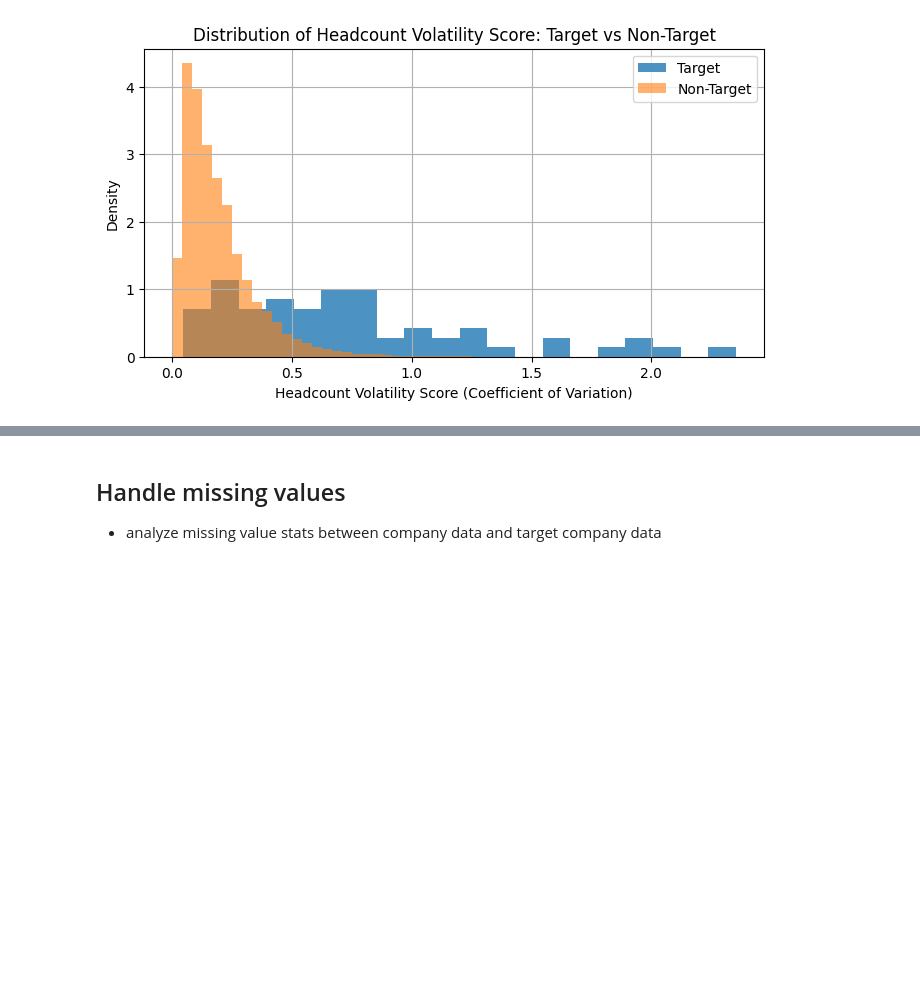
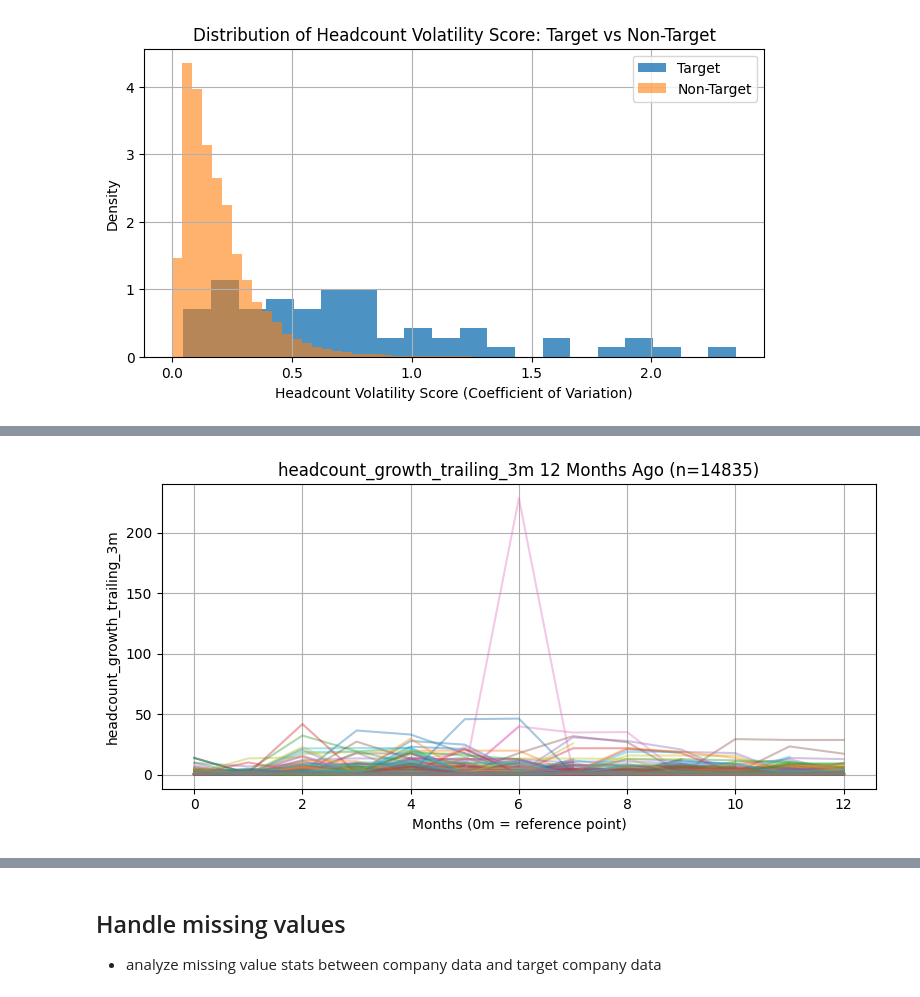
Before and after one commit to lint12/ansa-case-study, a Jupyter notebook: eda.ipynb, the cells around one changed output, grey strips where cells are left out. Cells and saved outputs as stored; diff of their text form; code cells hidden in the pictures; blank space fills up the shorter version.

```diff
--- a/eda.ipynb
+++ b/eda.ipynb
@@ -205,0 +215,4 @@ plot_growth('', 'headcount_growth', target_company_data, num_months=12, growth=T
+# %%
+plot_growth('headcount_growth_trailing_3m', headcount_features, num_months=12, time_direction='backward')
+# %% [output]
+[figure, added]
```
Also changed, not shown: parts of 31 cells of this notebook.
